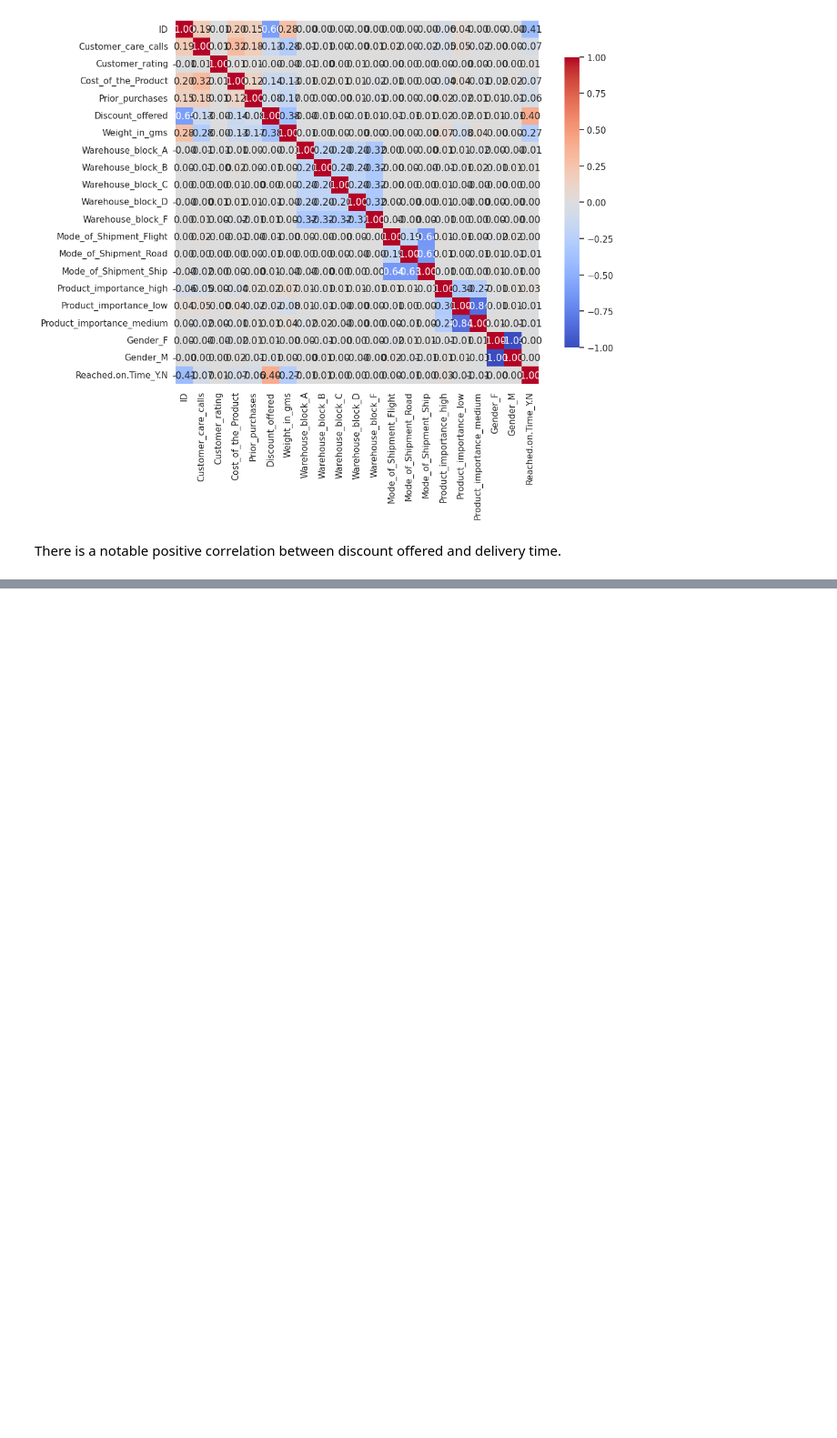
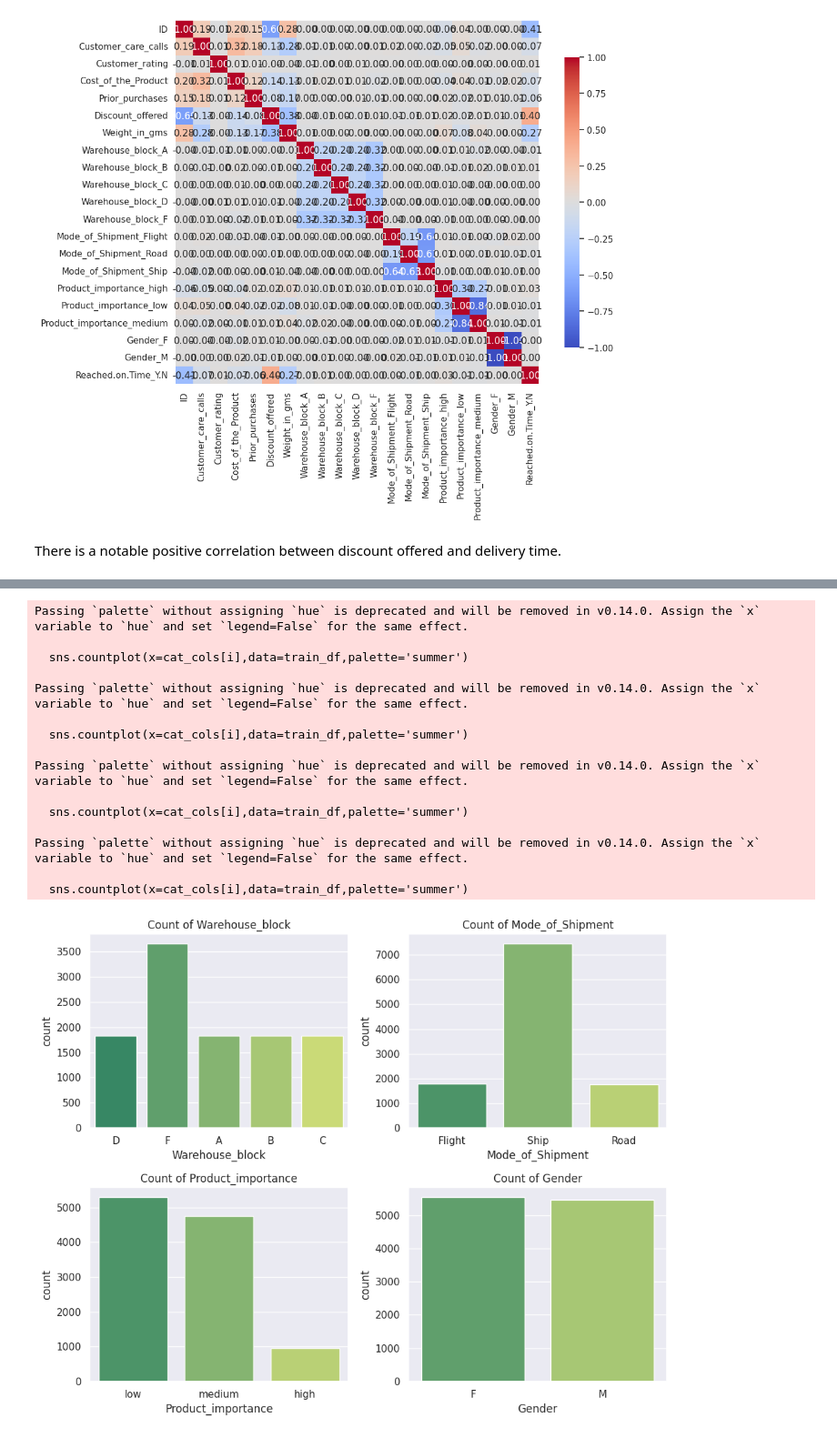
Before and after one commit to aswinpushkar11/ECommerce-Shipping-Data, a Jupyter notebook: classification.ipynb, the cells around one changed output, grey strips where cells are left out. Shown at 91% size. Cells and saved outputs as stored; diff of their text form; code cells hidden in the pictures; blank space fills up the shorter version.

```diff
--- a/classification.ipynb
+++ b/classification.ipynb
@@ -319,0 +338,29 @@ There is a notable positive correlation between discount offered and delivery ti
+# %%
+#subplots for categorical columns
+counter = 1
+for i in range(len(cat_cols)):
+    if counter <=4:
+        ax=plt.subplot(2,2,counter)
+        sns.countplot(x=cat_cols[i],data=train_df,palette='summer')
+        plt.title(f'Count of {cat_cols[i]}')
+    counter+=1
+
+plt.tight_layout()
+plt.show()
+# %% [output]
+Passing `palette` without assigning `hue` is deprecated and will be removed in v0.14.0. Assign the `x` variable to `hue` and set `legend=False` for the same effect.
+
+  sns.countplot(x=cat_cols[i],data=train_df,palette='summer')
+
+Passing `palette` without assigning `hue` is deprecated and will be removed in v0.14.0. Assign the `x` variable to `hue` and set `legend=False` for the same effect.
+
+  sns.countplot(x=cat_cols[i],data=train_df,palette='summer')
+
+Passing `palette` without assigning `hue` is deprecated and will be removed in v0.14.0. Assign the `x` variable to `hue` and set `legend=False` for the same effect.
+
+  sns.countplot(x=cat_cols[i],data=train_df,palette='summer')
+
+Passing `palette` without assigning `hue` is deprecated and will be removed in v0.14.0. Assign the `x` variable to `hue` and set `legend=False` for the same effect.
+
+  sns.countplot(x=cat_cols[i],data=train_df,palette='summer')
+[figure, added]
```
Also changed, not shown: parts of 4 cells of this notebook.
